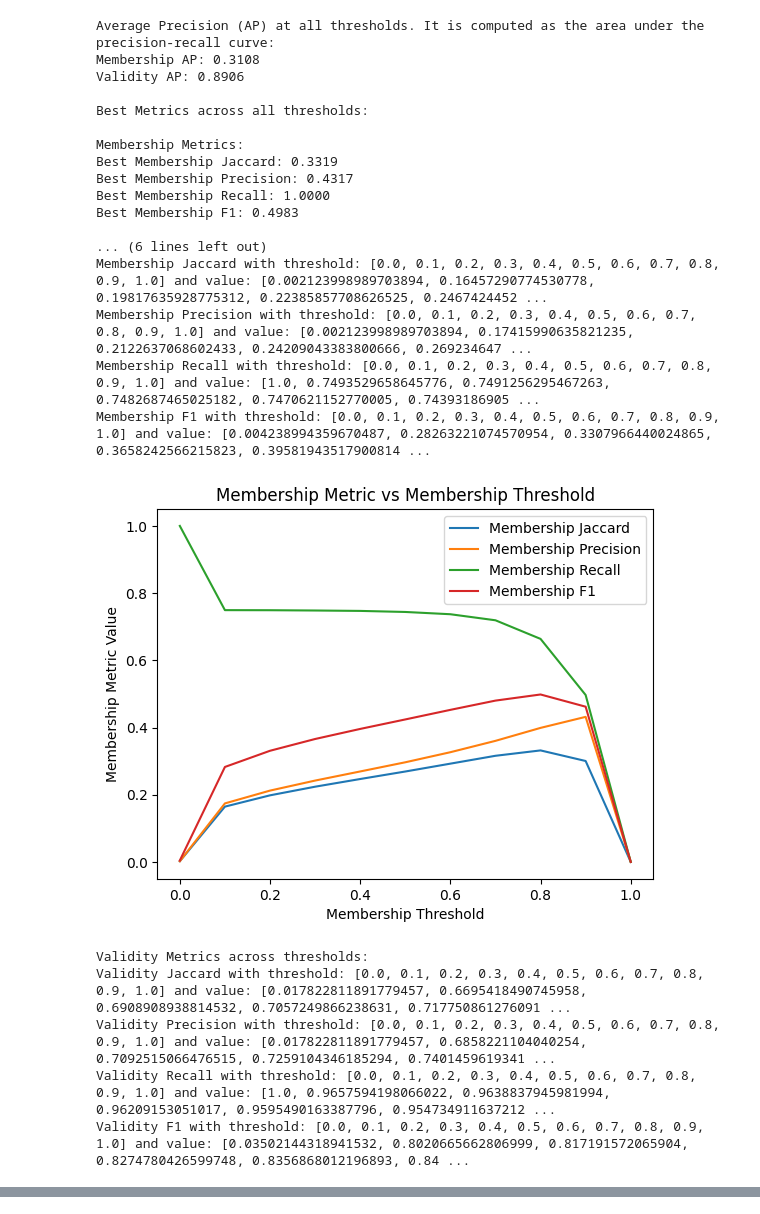
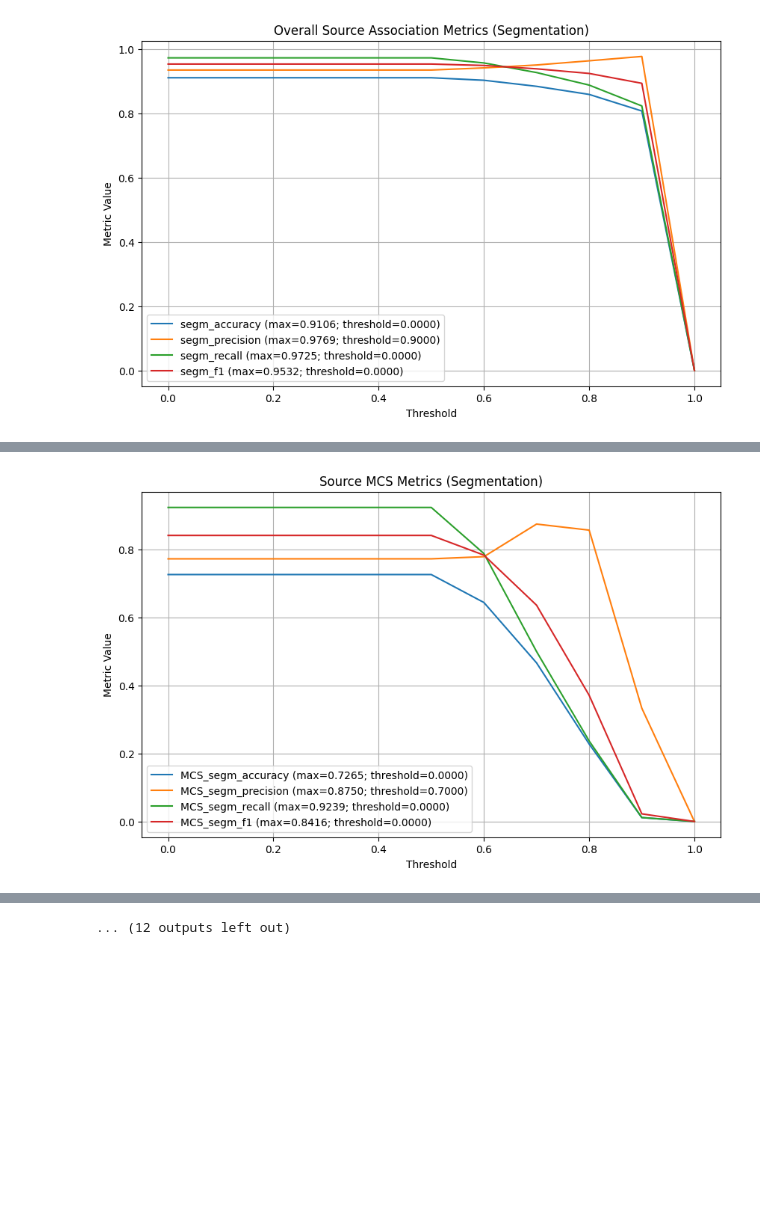
Before and after one commit to Aureusa/detectron2, a Jupyter notebook: metrics_display_masked_rcnn.ipynb, the cells around one changed output, grey strips where cells are left out. Drawn from its saved outputs; the diff is of its cells as text; code cells hidden in the pictures; blank space fills up the shorter version.

```diff
--- a/metrics_display_masked_rcnn.ipynb
+++ b/metrics_display_masked_rcnn.ipynb
@@ -434,26 +335,4 @@ def display_results(results_folder):
 # %%
-display_results("racast_v8_iou")
+display_results("hs_rgz_v2")
 # %% [output]
-Average Precision (AP) at all thresholds. It is computed as the area under the precision-recall curve:
-Membership AP: 0.3108
-Validity AP: 0.8906
-
-Best Metrics across all thresholds:
-
-Membership Metrics:
-Best Membership Jaccard: 0.3319
-Best Membership Precision: 0.4317
-Best Membership Recall: 1.0000
-Best Membership F1: 0.4983
-
-... (6 lines left out)
-Membership Jaccard with threshold: [0.0, 0.1, 0.2, 0.3, 0.4, 0.5, 0.6, 0.7, 0.8, 0.9, 1.0] and value: [0.002123998989703894, 0.16457290774530778, 0.19817635928775312, 0.22385857708626525, 0.2467424452 ...
-Membership Precision with threshold: [0.0, 0.1, 0.2, 0.3, 0.4, 0.5, 0.6, 0.7, 0.8, 0.9, 1.0] and value: [0.002123998989703894, 0.17415990635821235, 0.2122637068602433, 0.24209043383800666, 0.269234647 ...
-Membership Recall with threshold: [0.0, 0.1, 0.2, 0.3, 0.4, 0.5, 0.6, 0.7, 0.8, 0.9, 1.0] and value: [1.0, 0.7493529658645776, 0.7491256295467263, 0.7482687465025182, 0.7470621152770005, 0.74393186905 ...
-Membership F1 with threshold: [0.0, 0.1, 0.2, 0.3, 0.4, 0.5, 0.6, 0.7, 0.8, 0.9, 1.0] and value: [0.004238994359670487, 0.28263221074570954, 0.3307966440024865, 0.3658242566215823, 0.39581943517900814 ...
-[figure, old version]
+[figure, new version]
-Validity Metrics across thresholds:
-Validity Jaccard with threshold: [0.0, 0.1, 0.2, 0.3, 0.4, 0.5, 0.6, 0.7, 0.8, 0.9, 1.0] and value: [0.017822811891779457, 0.6695418490745958, 0.6908908938814532, 0.7057249866238631, 0.717750861276091 ...
-Validity Precision with threshold: [0.0, 0.1, 0.2, 0.3, 0.4, 0.5, 0.6, 0.7, 0.8, 0.9, 1.0] and value: [0.017822811891779457, 0.6858221104040254, 0.7092515066476515, 0.7259104346185294, 0.7401459619341 ...
-Validity Recall with threshold: [0.0, 0.1, 0.2, 0.3, 0.4, 0.5, 0.6, 0.7, 0.8, 0.9, 1.0] and value: [1.0, 0.9657594198066022, 0.9638837945981994, 0.96209153051017, 0.9595490163387796, 0.954734911637212 ...
-Validity F1 with threshold: [0.0, 0.1, 0.2, 0.3, 0.4, 0.5, 0.6, 0.7, 0.8, 0.9, 1.0] and value: [0.03502144318941532, 0.8020665662806999, 0.817191572065904, 0.8274780426599748, 0.8356868012196893, 0.84 ...
@@ -470,0 +342 @@ Best Jaccard: 0.2571 at Membership Threshold: 0.50, Validity Threshold: 0.60
+[figure, added]
@@ -470,0 +350 @@ Best Jaccard: 0.2571 at Membership Threshold: 0.50, Validity Threshold: 0.60
+... (12 outputs left out)
```
Also changed, not shown: parts of 3 cells of this notebook, 3 other files.
